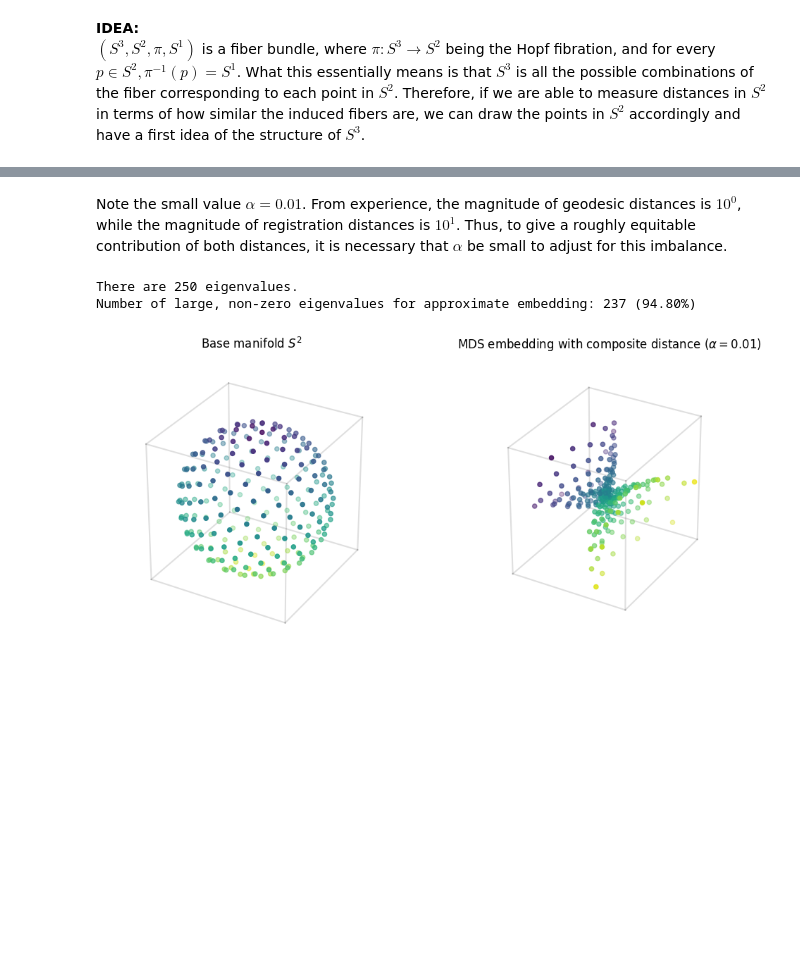
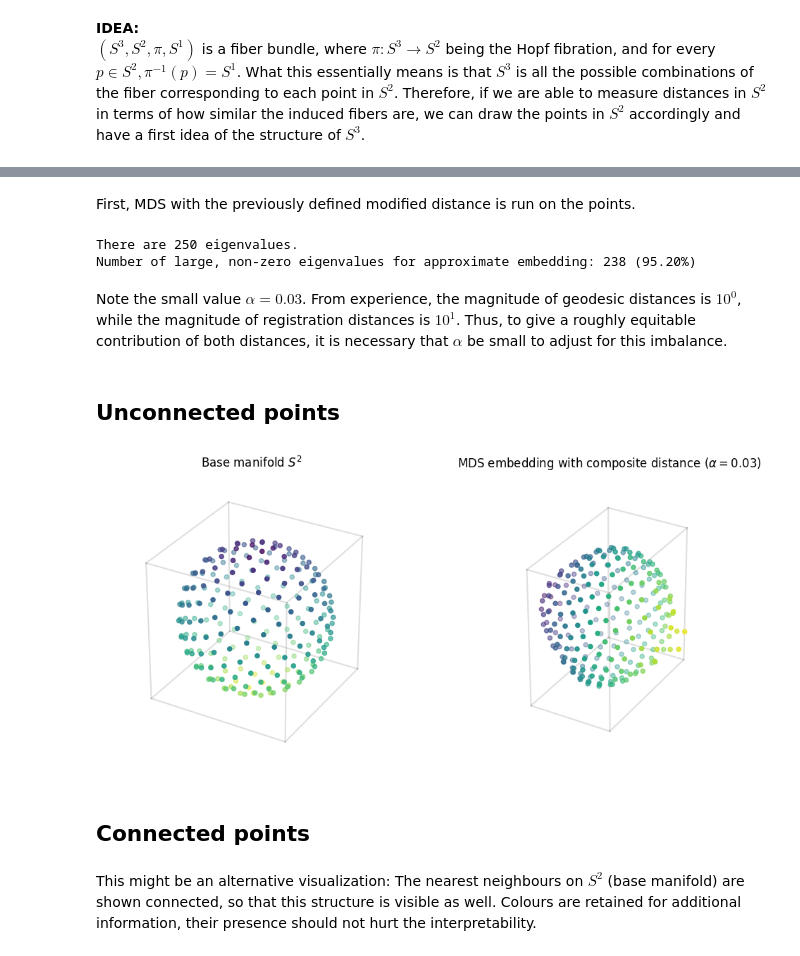
Before and after one commit to laurasaizz/Visualization-S3, a Jupyter notebook: basemanifold3sphere.ipynb, the cells around one changed output, grey strips where cells are left out. Saved outputs shown, nothing was run; the diff lists cells and outputs as text; code cells hidden in the pictures; blank space fills up the shorter version.

```diff
--- a/basemanifold3sphere.ipynb
+++ b/basemanifold3sphere.ipynb
@@ -74,7 +75,9 @@ def geodesic_distance_s2(p1, p2):
     - Geodesic distance between the two points
     """
     theta1, phi1 = p1
+    theta1 -= np.pi/2
     theta2, phi2 = p2
+    theta2 -= np.pi/2
     inner_product = np.sin(theta1) * np.sin(theta2) + np.cos(theta1) * np.cos(theta2) * np.cos(phi1 - phi2)
     return np.arccos(inner_product)
 # %%
@@ -102,34 +105,42 @@ def scatter_3d(x, y, z, title="3D scatter plot"):
+# %% [markdown]
+First, MDS with the previously defined modified distance is run on the points.
+# %%
+points = np.array(localcoordsampling_2sphere(250))
+x, y, z = mds(points, 3, distance=modified_distance_s2, alpha=0.03, hyperspherical=True)
+# %% [output]
+There are 250 eigenvalues.
+Number of large, non-zero eigenvalues for approximate embedding: 238 (95.20%)
 # %% [markdown]
-Note the small value $\alpha = 0.01$.
+Note the small value $\alpha = 0.03$.
 From experience, the magnitude of geodesic distances is $10^0$, while the magnitude of registration distances is $10^1$.
 Thus, to give a roughly equitable contribution of both distances, it is necessary that $\alpha$ be small to adjust for this imbalance.
-# %%
-points = localcoordsampling_2sphere(250)
-points = np.array(points)
-x, y, z = mds(points, 3, distance=modified_distance_s2, alpha=0.01, hyperspherical=True)
-# %% [output]
-There are 250 eigenvalues.
-Number of large, non-zero eigenvalues for approximate embedding: 237 (94.80%)
+# %% [markdown]
+## Unconnected points
 # %%
 fig, axes = plt.subplots(1, 2, figsize=(12,8), subplot_kw={"projection": '3d', "box_aspect": (1,1,1)})
 ax = axes[0]
 base_points = zip(*[ (np.sin(θ)*np.cos(φ), np.sin(θ)*np.sin(φ), np.cos(θ)) for θ, φ in points ])
 colors = cm.viridis(points[:,0]/np.pi)
 
 ax.scatter(*base_points, c=colors)
 ax.set_axis_off()
 
 add_axis_cube(ax, 2)
 ax.set_title("Base manifold $S^2$")
 
 ax = axes[1]
 ax.scatter(x, y, z, c=colors, marker='o')
 
 add_axis_cube(ax, 3)
 ax.set_axis_off()
 
-ax.set_title("MDS embedding with composite distance ($\\alpha = 0.01$)")
+ax.set_title("MDS embedding with composite distance ($\\alpha = 0.03$)")
 plt.savefig("basemanifoldangles.png", bbox_inches='tight')
 plt.show()
 # %% [output]
-[figure, old version]
+[figure, new version]
+# %% [markdown]
+## Connected points
+# %% [markdown]
+This might be an alternative visualization: The nearest neighbours on $S^2$ (base manifold) are shown connected, so that this structure is visible as well.
+Colours are retained for additional information, their presence should not hurt the interpretability.
```
Also changed, not shown: parts of 6 cells of this notebook.
